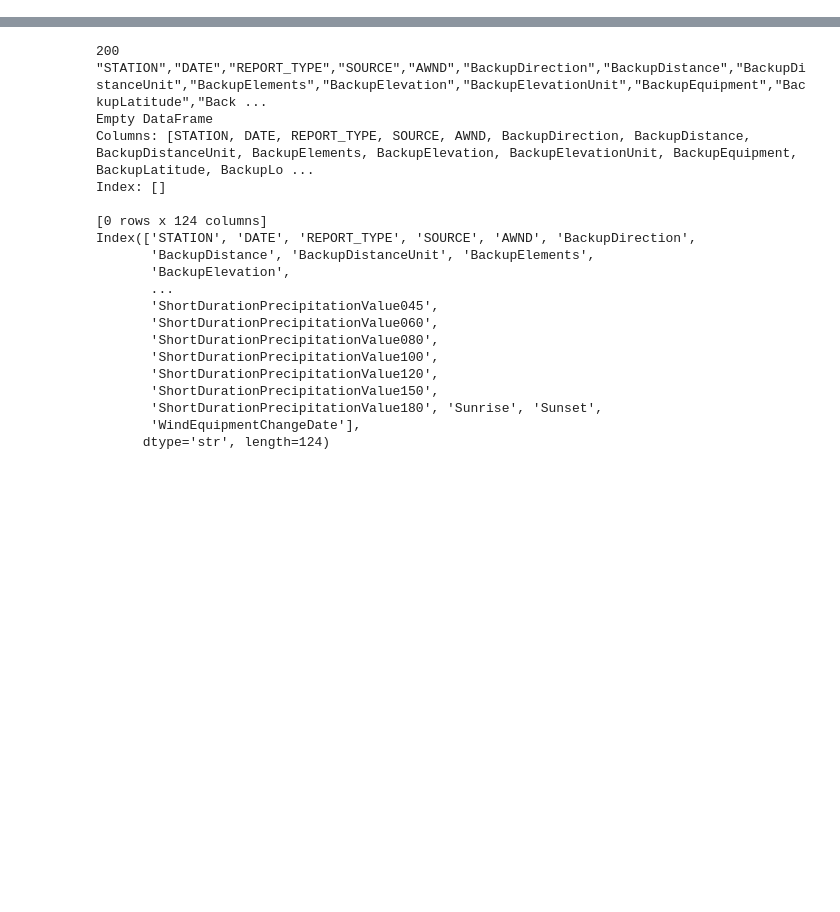
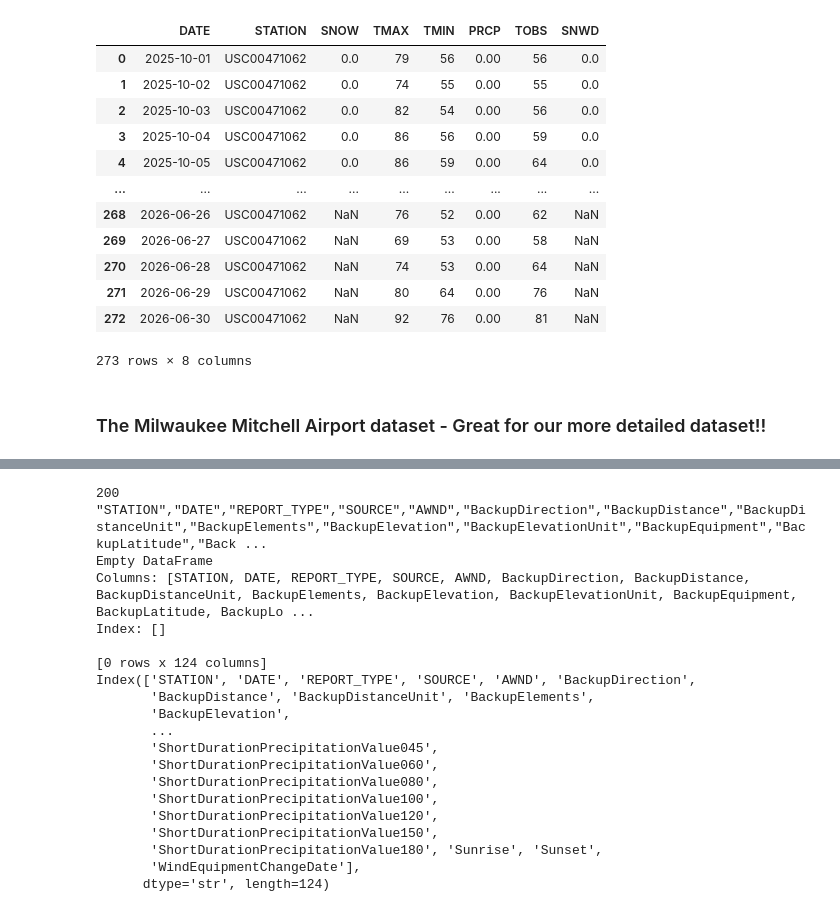
Before and after one commit to brocjac/The-Windigo-Data-Team-Summer-2026, a Jupyter notebook: Ice Depth Project/code/Weather_api.ipynb, the cells around one changed output, grey strips where cells are left out. Saved outputs shown, nothing was run; the diff lists cells and outputs as text; code cells hidden in the pictures; blank space fills up the shorter version.

```diff
--- a/Ice Depth Project/code/Weather_api.ipynb
+++ b/Ice Depth Project/code/Weather_api.ipynb
@@ -30,0 +190,34 @@ print(response.json())
+# %%
+url = "https://www.ncei.noaa.gov/access/services/data/v1"
+
+params = {
+    "dataset": "daily-summaries",
+    "stations": "USC00471062",   # Milwaukee Mitchell Airport
+    "startDate": "2025-10-01",
+    "endDate": "2026-06-30",
+    "format": "json",
+    "units": "standard",
+    "includeAttributes": "false"
+}
+response = requests.get(url, params=params)
+data = response.json()
+
+mill_df = pd.DataFrame(data)
+
+mill_df
+# %% [output]
+|  | DATE | STATION | SNOW | TMAX | TMIN | PRCP | TOBS | SNWD |
+| 0 | 2025-10-01 | USC00471062 | 0.0 | 79 | 56 | 0.00 | 56 | 0.0 |
+| 1 | 2025-10-02 | USC00471062 | 0.0 | 74 | 55 | 0.00 | 55 | 0.0 |
+| 2 | 2025-10-03 | USC00471062 | 0.0 | 82 | 54 | 0.00 | 56 | 0.0 |
+| 3 | 2025-10-04 | USC00471062 | 0.0 | 86 | 56 | 0.00 | 59 | 0.0 |
+| 4 | 2025-10-05 | USC00471062 | 0.0 | 86 | 59 | 0.00 | 64 | 0.0 |
+| ... | ... | ... | ... | ... | ... | ... | ... | ... |
+| 268 | 2026-06-26 | USC00471062 | NaN | 76 | 52 | 0.00 | 62 | NaN |
+| 269 | 2026-06-27 | USC00471062 | NaN | 69 | 53 | 0.00 | 58 | NaN |
+| 270 | 2026-06-28 | USC00471062 | NaN | 74 | 53 | 0.00 | 64 | NaN |
+| 271 | 2026-06-29 | USC00471062 | NaN | 80 | 64 | 0.00 | 76 | NaN |
+| 272 | 2026-06-30 | USC00471062 | NaN | 92 | 76 | 0.00 | 81 | NaN |
+273 rows × 8 columns
+# %% [markdown]
+### The Milwaukee Mitchell Airport dataset - Great for our more detailed dataset!!
```
Also changed, not shown: parts of 32 cells of this notebook, 3 other files.
